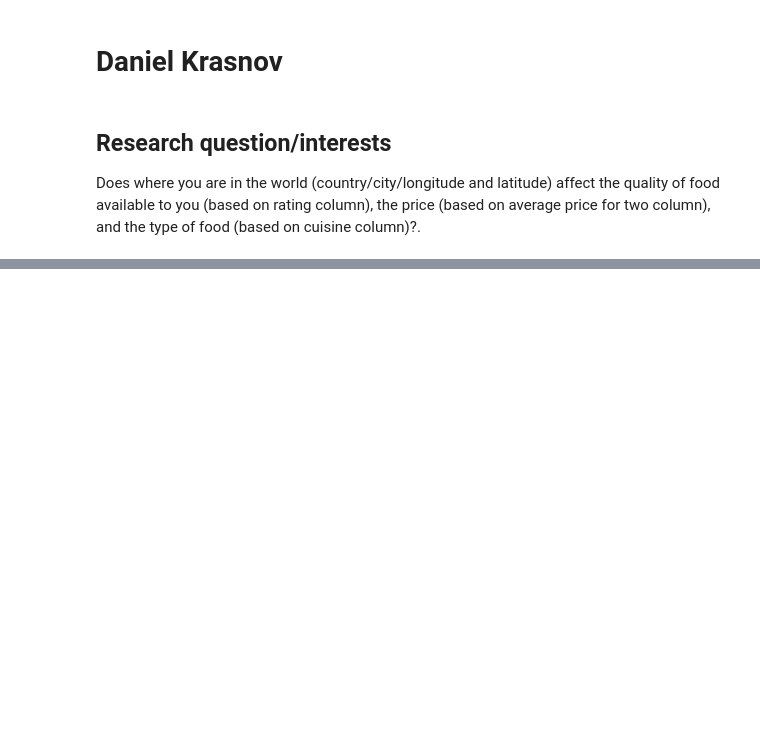
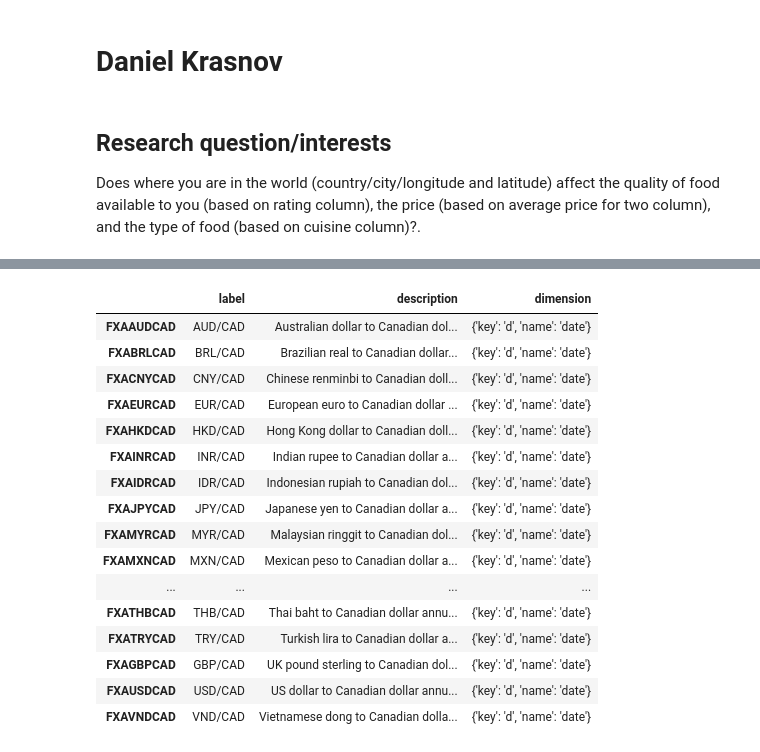
Before and after one commit to data301-2021-winter1/group28-project, a Jupyter notebook: notebooks/analysis1.ipynb, the cells around one changed output, grey strips where cells are left out. Saved outputs shown, nothing was run; the diff lists cells and outputs as text; code cells hidden in the pictures; blank space fills up the shorter version.

```diff
--- a/notebooks/analysis1.ipynb
+++ b/notebooks/analysis1.ipynb
@@ -31,0 +131,30 @@ countryCodesCSV.head()
+# %%
+#Reading in the exchange rate data
+import json
+#data = json.load(open('..\\data\\raw\\FX_RATES_ANNUAL-sd-2017-01-01.json'))
+#df_1 = pd.DataFrame(data)
+#df_2 = pd.DataFrame(data["observations"])
+
+with open('..\\data\\raw\\FX_RATES_ANNUAL-sd-2017-01-01.json', "r") as read_file:
+    dict = json.load(read_file)
+
+df_1 = pd.DataFrame.from_dict(dict['seriesDetail']).T
+df_1
+# %% [output]
+|  | label | description | dimension |
+| FXAAUDCAD | AUD/CAD | Australian dollar to Canadian dol... | {'key': 'd', 'name': 'date'} |
+| FXABRLCAD | BRL/CAD | Brazilian real to Canadian dollar... | {'key': 'd', 'name': 'date'} |
+| FXACNYCAD | CNY/CAD | Chinese renminbi to Canadian doll... | {'key': 'd', 'name': 'date'} |
+| FXAEURCAD | EUR/CAD | European euro to Canadian dollar ... | {'key': 'd', 'name': 'date'} |
+| FXAHKDCAD | HKD/CAD | Hong Kong dollar to Canadian doll... | {'key': 'd', 'name': 'date'} |
+| FXAINRCAD | INR/CAD | Indian rupee to Canadian dollar a... | {'key': 'd', 'name': 'date'} |
+| FXAIDRCAD | IDR/CAD | Indonesian rupiah to Canadian dol... | {'key': 'd', 'name': 'date'} |
+| FXAJPYCAD | JPY/CAD | Japanese yen to Canadian dollar a... | {'key': 'd', 'name': 'date'} |
+| FXAMYRCAD | MYR/CAD | Malaysian ringgit to Canadian dol... | {'key': 'd', 'name': 'date'} |
+| FXAMXNCAD | MXN/CAD | Mexican peso to Canadian dollar a... | {'key': 'd', 'name': 'date'} |
+| ... | ... | ... | ... |
+| FXATHBCAD | THB/CAD | Thai baht to Canadian dollar annu... | {'key': 'd', 'name': 'date'} |
+| FXATRYCAD | TRY/CAD | Turkish lira to Canadian dollar a... | {'key': 'd', 'name': 'date'} |
+| FXAGBPCAD | GBP/CAD | UK pound sterling to Canadian dol... | {'key': 'd', 'name': 'date'} |
+| FXAUSDCAD | USD/CAD | US dollar to Canadian dollar annu... | {'key': 'd', 'name': 'date'} |
+| FXAVNDCAD | VND/CAD | Vietnamese dong to Canadian dolla... | {'key': 'd', 'name': 'date'} |
```
Also changed, not shown: parts of 18 cells of this notebook, 1 other file.
